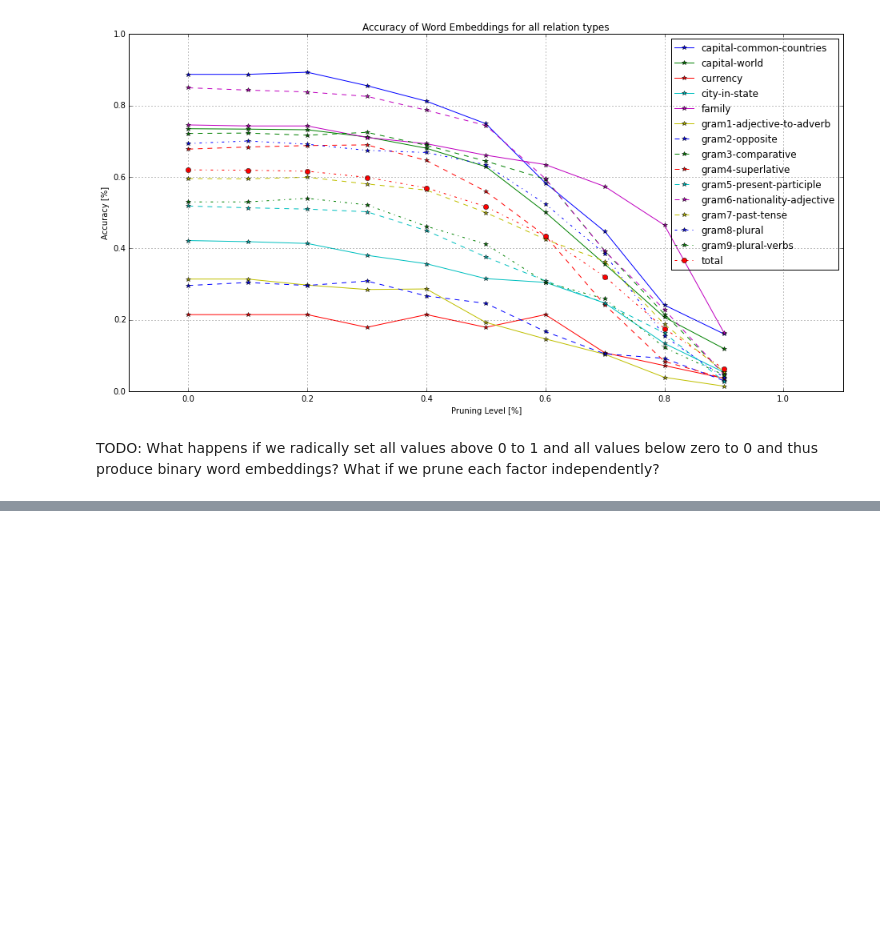
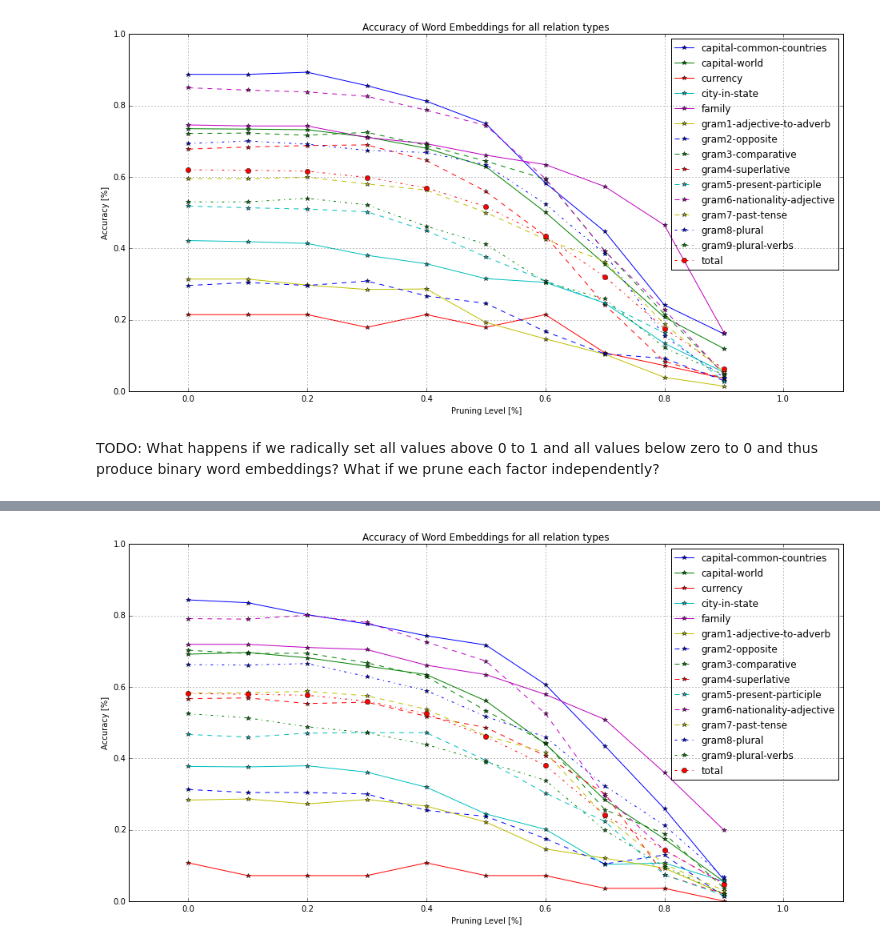
Before and after one commit to molybdaen/word2bit, a Jupyter notebook: ipynb/W2V Embeddings.ipynb, the cells around one changed output, grey strips where cells are left out. Drawn from its saved outputs; the diff is of its cells as text; code cells hidden in the pictures; blank space fills up the shorter version.

Commit message:
model d=80

```diff
--- a/ipynb/W2V Embeddings.ipynb
+++ b/ipynb/W2V Embeddings.ipynb
@@ -332,3 +332,62 @@ plt.show()
 [figure]
 # %% [markdown]
 TODO: What happens if we radically set all values above 0 to 1 and all values below zero to 0 and thus produce binary word embeddings? What if we prune each factor independently?
+# %%
+model80 = Word2Vec.load_word2vec_format("../data/model-80.w2v", fvocab="../data/vocab-80.w2v", binary=True, norm_only=False)
+emb80 = model80.syn0
+vocab80 = model80.vocab
+
+import logging
+import sys
+logger = logging.getLogger()
+logger.setLevel(logging.INFO)
+
+ch = logging.StreamHandler(sys.stdout)
+ch.setLevel(logging.INFO)
+formatter = logging.Formatter('%(asctime)s : %(levelname)s : %(message)s')
+ch.setFormatter(formatter)
+logger.handlers = []
+logger.addHandler(ch)
+wa = WordAccuracy(model80, logger)
+
+strt_percentage = 0.
+end_percentage = 1.
+step_percentage = 0.1
+syn0norm_sorted = sort(abs(wa.syn0norm.flatten()))
+l = len(syn0norm_sorted)
+results = []
+for i in xrange(int(strt_percentage*l), int(end_percentage*l), int(step_percentage*l)):
+    percentage = i/float(l)
+    threshold_value = syn0norm_sorted[i]
+    print "Percentage of zeroed values: %.2f" % (percentage*100.)
+    print "Threshold value: %.3f" % threshold_value
+    print "Number of zeroes: %d" % i
+    wa.syn0norm[abs(wa.syn0norm)<threshold_value] = 0.
+    relations = wa.accuracy("../data/questions-words.txt", restrict_vocab=30000)
+    result = {'percentage': percentage, 'thresholdValue': threshold_value, 'zeroes': i, 'relations': relations}
+    results.append(result)
+
+pruning_levels = []
+section_names = []
+sections_accs = []
+for pruning_step in range(len(results)):
+    pruning_levels.append(results[pruning_step]['percentage'])
+    for section in range(len(results[pruning_step]['relations'])):
+        section_name = results[pruning_step]['relations'][section]['section']
+        if section_name not in section_names:
+            section_names.append(section_name)
+            sections_accs.append([])
+        acc = float(len(results[pruning_step]['relations'][section]['correct']))/(len(results[pruning_step]['relations'][section]['correct'])+len(results[pruning_step]['relations'][section]['incorrect']))
+        sections_accs[section_names.index(section_name)].append(acc)
+
+fig = plt.figure(5, figsize=(16,8))
+ax = fig.add_subplot(111, xlim=[-0.1, 1.1],ylim=[0.,1.], xlabel="Pruning Level [%]", ylabel="Accuracy [%]")
+ax.set_title("Accuracy of Word Embeddings for all relation types")
+ax.grid(True)
+lineStyles, lineColors = ["-","--","-.",":"], ['b', 'g', 'r', 'c', 'm', 'y']
+for i, s in enumerate(section_names):
+    lstyle = lineStyles[int(i/len(lineColors))%len(lineStyles)] + ('o' if s == "total" else '*') + lineColors[i%len(lineColors)]                                                                          #lstyle = '-o' if s == "total" else '-*'
+    ax.plot(pruning_levels, sections_accs[i], lstyle, label=s)
+ax.legend(numpoints=1)
+plt.show()
+# %% [output]
@@ -334,0 +411 @@ TODO: What happens if we radically set all values above 0 to 1 and all values be
+[figure, added]
```
Also changed, not shown: parts of 2 cells of this notebook.
